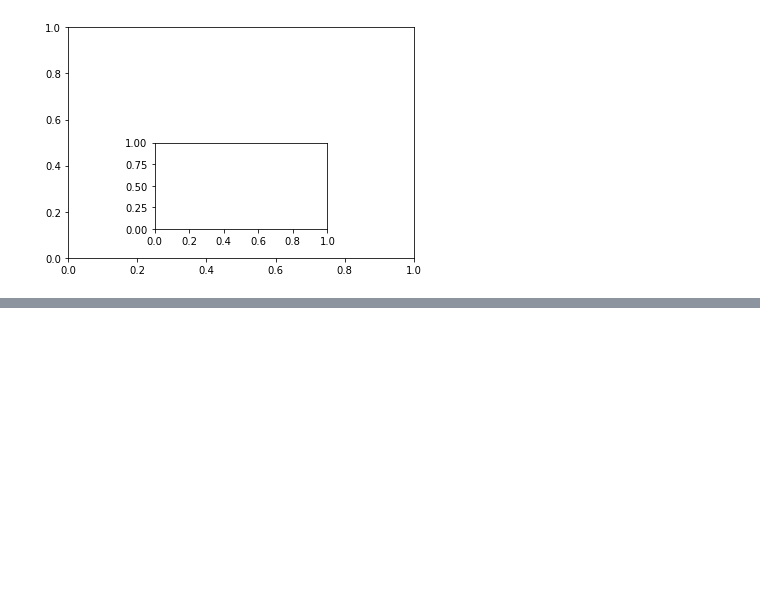
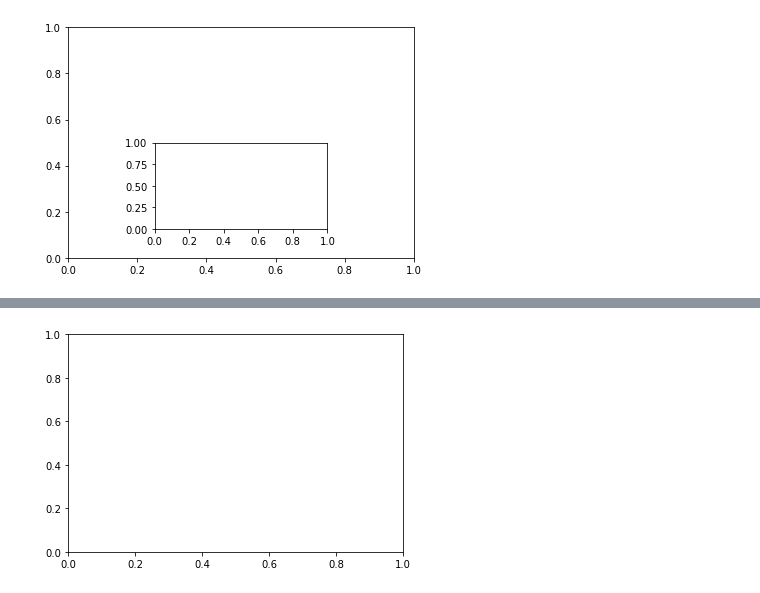
Before and after one commit to bolisettisk/Udemy-Python, a Jupyter notebook: 05-Data-Visualization-with-Matplotlib/Untitled.ipynb, the cells around one changed output, grey strips where cells are left out. Cells and saved outputs as stored; diff of their text form; code cells hidden in the pictures; blank space fills up the shorter version.

```diff
--- a/05-Data-Visualization-with-Matplotlib/Untitled.ipynb
+++ b/05-Data-Visualization-with-Matplotlib/Untitled.ipynb
@@ -26,0 +43,4 @@ fig.add_axes()
+# %%
+fig, ax = plt.subplots()
+# %% [output]
+[figure, added]
```
Also changed, not shown: parts of 5 cells of this notebook, 7 other files.
